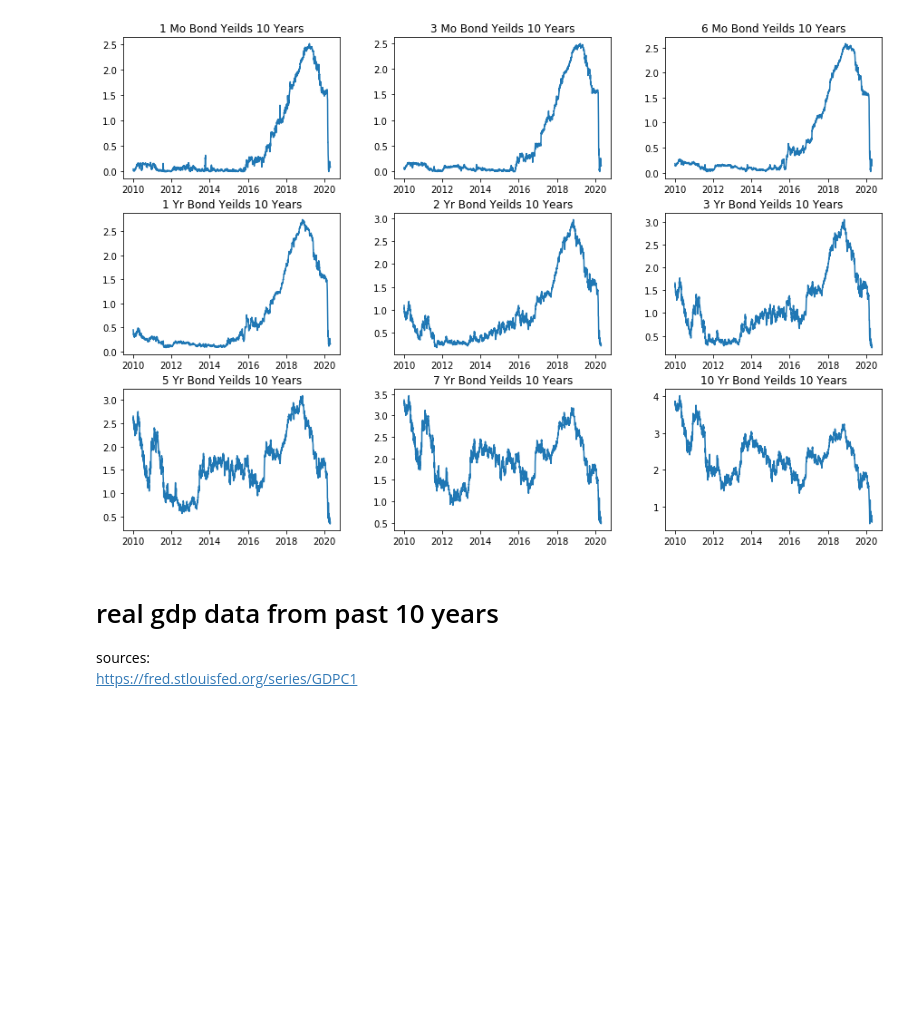
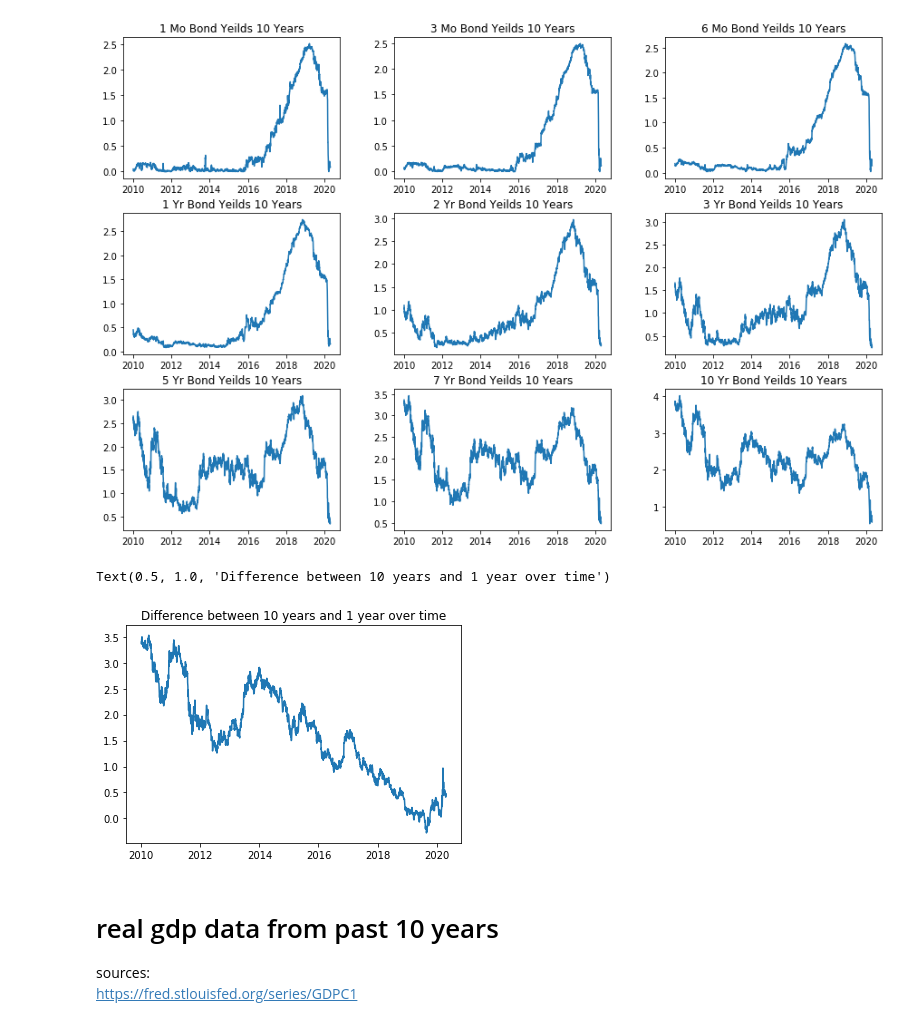
Before and after one commit to akframe123/bigdataproject, a Jupyter notebook: project.ipynb, the cells around one changed output. Saved outputs shown, nothing was run; the diff lists cells and outputs as text; code cells hidden in the pictures; blank space fills up the shorter version.

```diff
--- a/project.ipynb
+++ b/project.ipynb
@@ -210,6 +291,12 @@ axs[2,2].set_title("10 Yr Bond Yeilds 10 Years")
 # %% [output]
 Text(0.5, 1.0, '10 Yr Bond Yeilds 10 Years')
 [figure]
+# %%
+plt.plot(yeild_plot["difference"])
+plt.title("Difference between 10 years and 1 year over time")
+# %% [output]
+Text(0.5, 1.0, 'Difference between 10 years and 1 year over time')
+[figure, added]
 # %% [markdown]
 # real gdp data from past 10 years <br>
 sources: <br>
```
Also changed, not shown: parts of 14 cells of this notebook.
